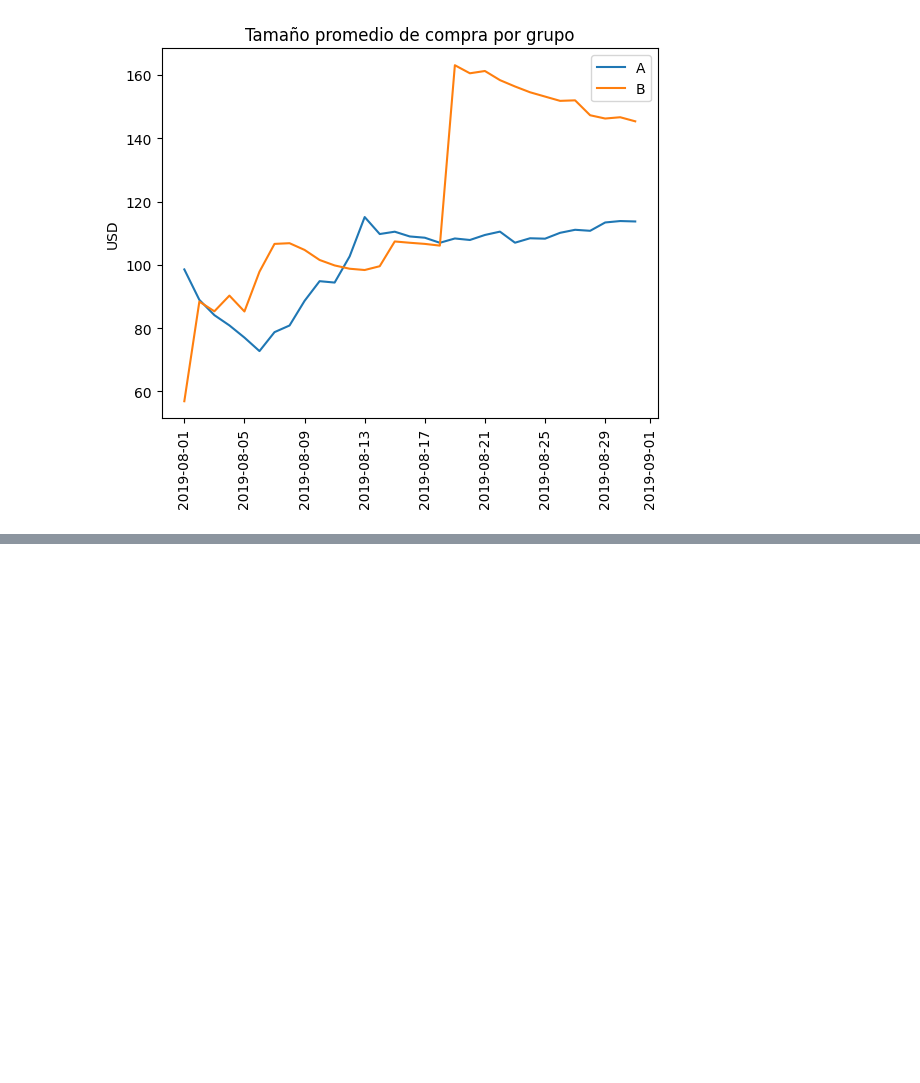
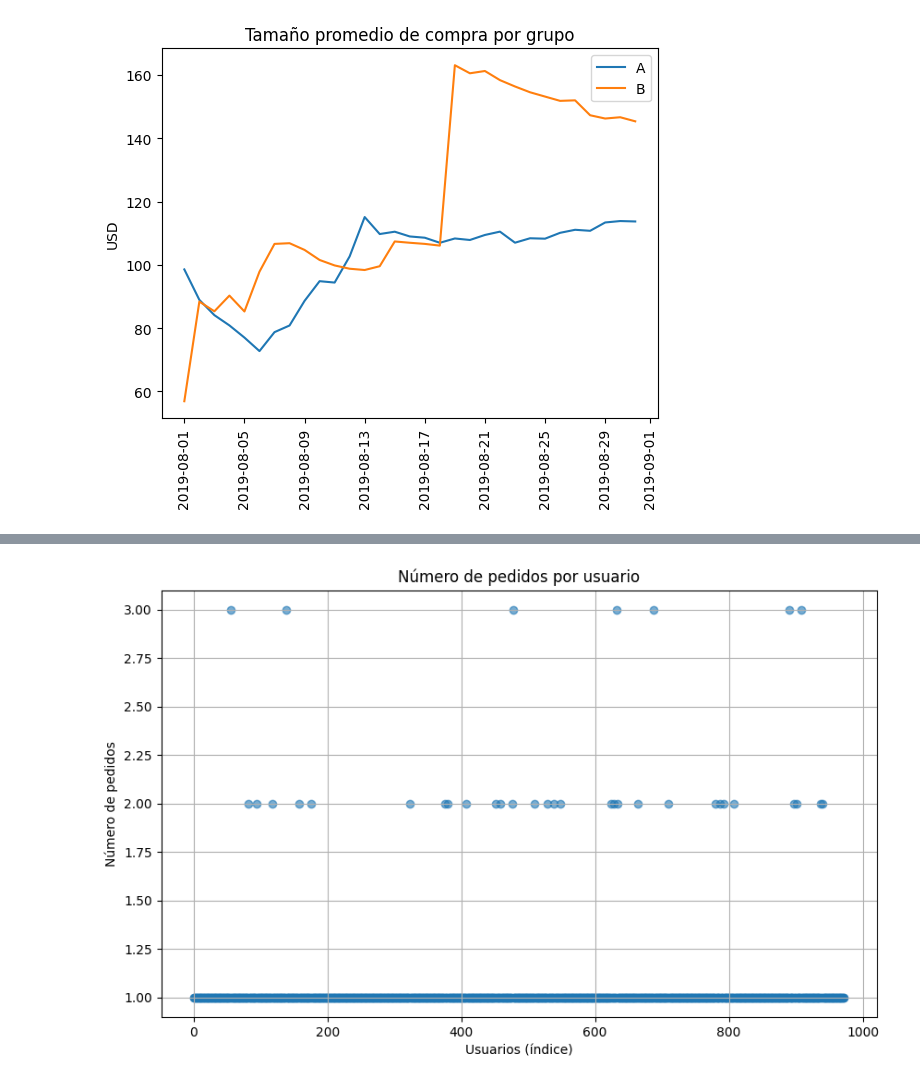
Before and after one commit to danlevimb/vehicles_env, a Jupyter notebook: notebooks/S10.ipynb, the cells around one changed output, grey strips where cells are left out. Cells and saved outputs as stored; diff of their text form; code cells hidden in the pictures; blank space fills up the shorter version.

```diff
--- a/notebooks/S10.ipynb
+++ b/notebooks/S10.ipynb
@@ -134,0 +214,17 @@ Conjetura: ese comportamiento refuerza la idea de (valores atípicos) pedidos mu
+# %%
+# TEST A/B
+# 5.- Traza un gráfico de dispersión del número de pedidos por usuario. Elabora conclusiones y conjeturas.
+
+# Obtener las ordenes por usuario
+df_obu = df_orders.groupby('visitor_id')['transaction_id'].nunique().reset_index()
+
+# 3. Gráfico de dispersión
+plt.figure(figsize=(10,6))
+plt.scatter(range(len(df_obu)), df_obu['transaction_id'], alpha=0.6)
+plt.title('Número de pedidos por usuario')
+plt.xlabel('Usuarios (índice)')
+plt.ylabel('Número de pedidos')
+plt.grid(True)
+plt.show()
+# %% [output]
+[figure, added]
```
Also changed, not shown: parts of 24 cells of this notebook, 2 other files.
